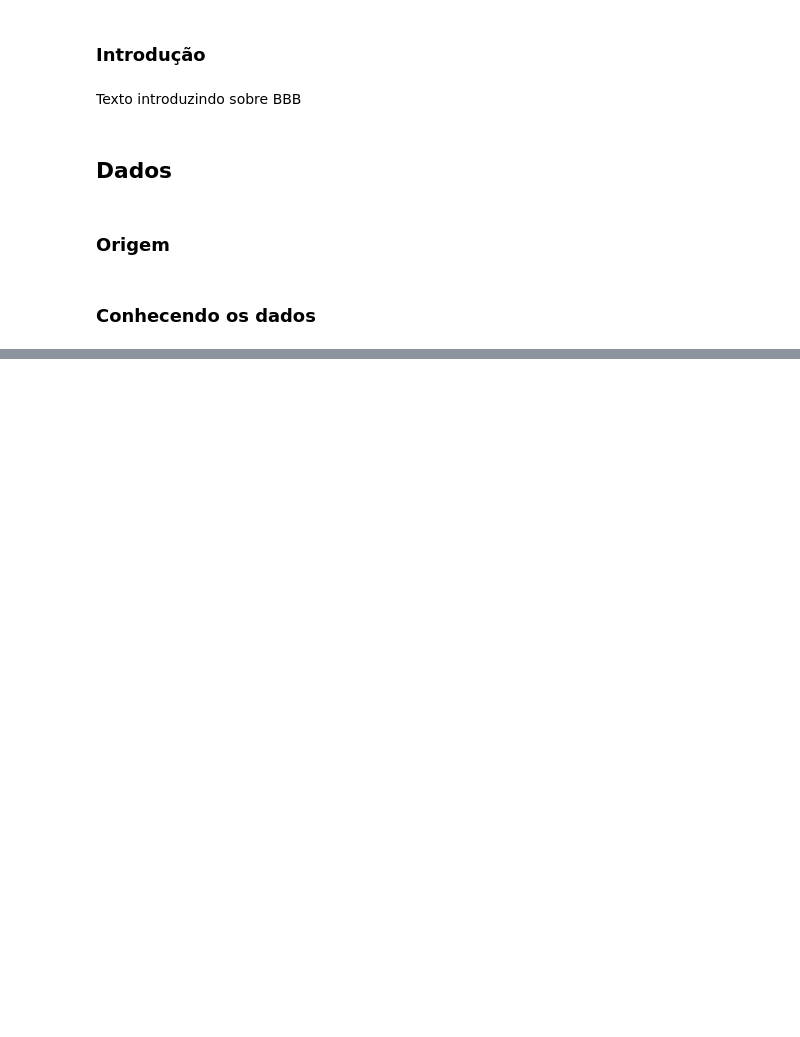
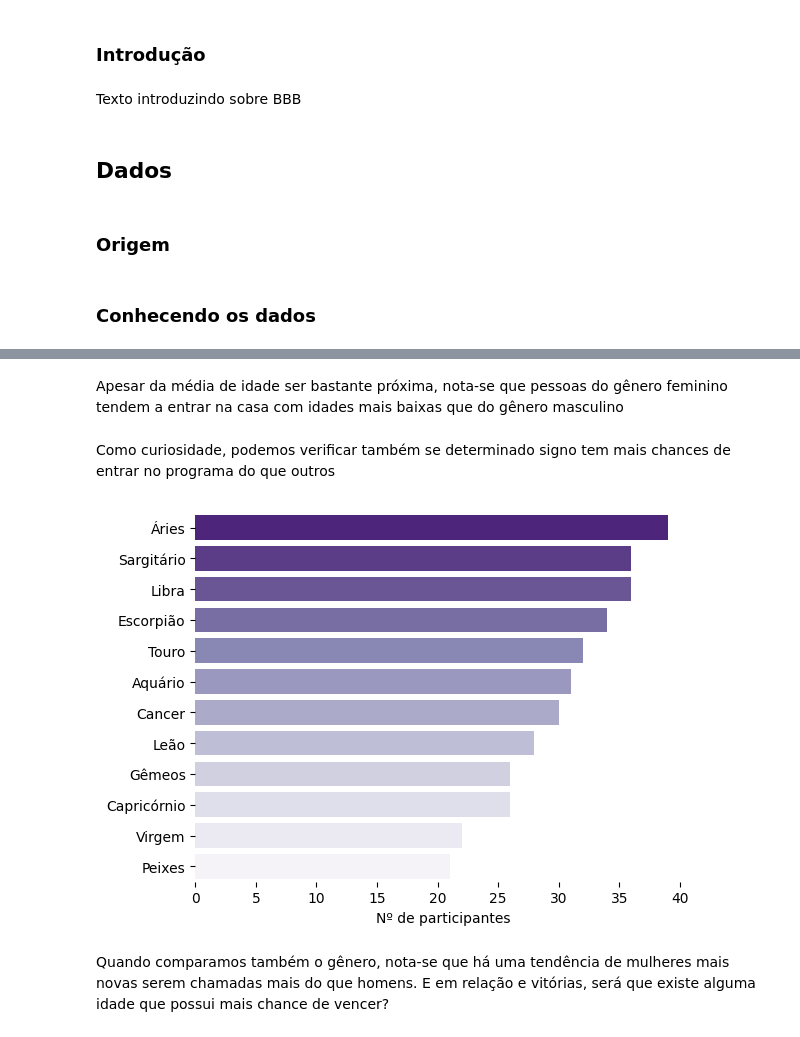
Before and after one commit to souzadecarlos/analise_bbb, a Jupyter notebook: main.ipynb, the cells around one changed output, grey strips where cells are left out. Cells and saved outputs as stored; diff of their text form; code cells hidden in the pictures; blank space fills up the shorter version.

```diff
--- a/main.ipynb
+++ b/main.ipynb
@@ -40,0 +95,28 @@ Texto introduzindo sobre BBB
+# %% [markdown]
+Apesar da média de idade ser bastante próxima, nota-se que pessoas do gênero feminino tendem a entrar na casa com idades mais baixas que do gênero masculino
+# %% [markdown]
+Como curiosidade, podemos verificar também se determinado signo tem mais chances de entrar no programa do que outros
+# %%
+# date_str = "1998/05/29"
+# date = datetime.strptime(date_str, "%d/%m/%Y")
+# get_zodiac_sign(date)
+
+def pegar_signo(data):
+    try:
+        data_formatada = datetime.strptime(data, "%d/%m/%Y")
+        signo = get_zodiac_sign(data_formatada)
+        return signo
+    except:
+        return None
+
+
+data_raw['signo'] = data_raw.apply(lambda row: pegar_signo(row['data_nascimento']), axis = 1)
+# data_raw.apply(lambda row: neutralizar_genero(row['ocupacao']), axis = 1)
+plot = sns.countplot(y = data_raw['signo'], order = data_raw['signo'].value_counts().index, palette = "Purples_r")
+plot.set(xlabel = "Nº de participantes", ylabel = "")
+sns.despine(left = True, bottom = True)
+# %% [output]
+[figure, added]
+# %% [markdown]
+Quando comparamos também o gênero, nota-se que há uma tendência de mulheres mais novas serem chamadas mais do que homens.
+E em relação e vitórias, será que existe alguma idade que possui mais chance de vencer?
```
Also changed, not shown: parts of 23 cells of this notebook, 21 other files.
